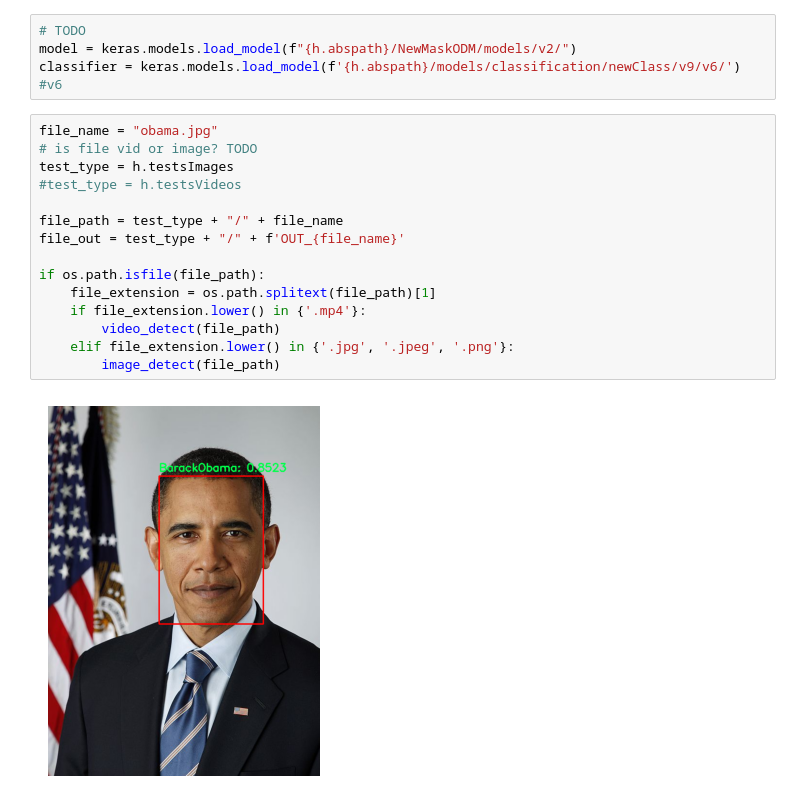
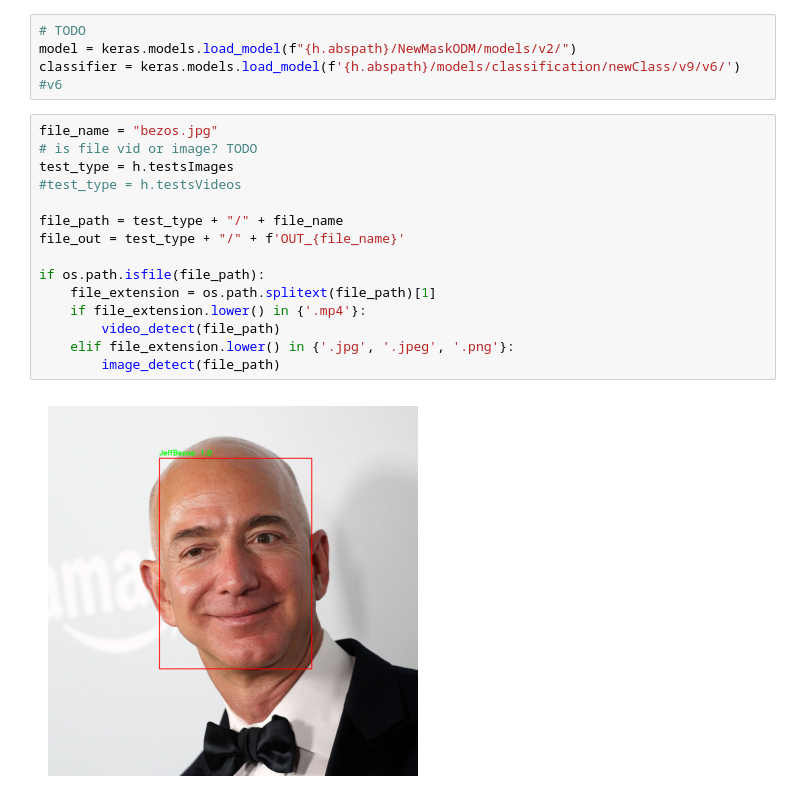
Before and after one commit to freeZe2511/face-detection, a Jupyter notebook: scripts/Detector.ipynb, the cells around one changed output. Saved outputs shown, nothing was run; the diff lists cells and outputs as text.

```diff
--- a/scripts/Detector.ipynb
+++ b/scripts/Detector.ipynb
@@ -152,19 +152,19 @@ def colorPercentage(pct):
 model = keras.models.load_model(f"{h.abspath}/NewMaskODM/models/v2/")
 classifier = keras.models.load_model(f'{h.abspath}/models/classification/newClass/v9/v6/') #v6
 # %%
-file_name = "obama.jpg"
+file_name = "bezos.jpg"
 # is file vid or image? TODO
 test_type = h.testsImages
 #test_type = h.testsVideos
 
 file_path = test_type + "/" + file_name
 file_out = test_type + "/" + f'OUT_{file_name}'
 
 if os.path.isfile(file_path):
     file_extension = os.path.splitext(file_path)[1]
     if file_extension.lower() in {'.mp4'}:
         video_detect(file_path)
     elif file_extension.lower() in {'.jpg', '.jpeg', '.png'}:
         image_detect(file_path)
 # %% [output]
-[figure, old version]
+[figure, new version]
```
Also changed, not shown: 3 other files.
